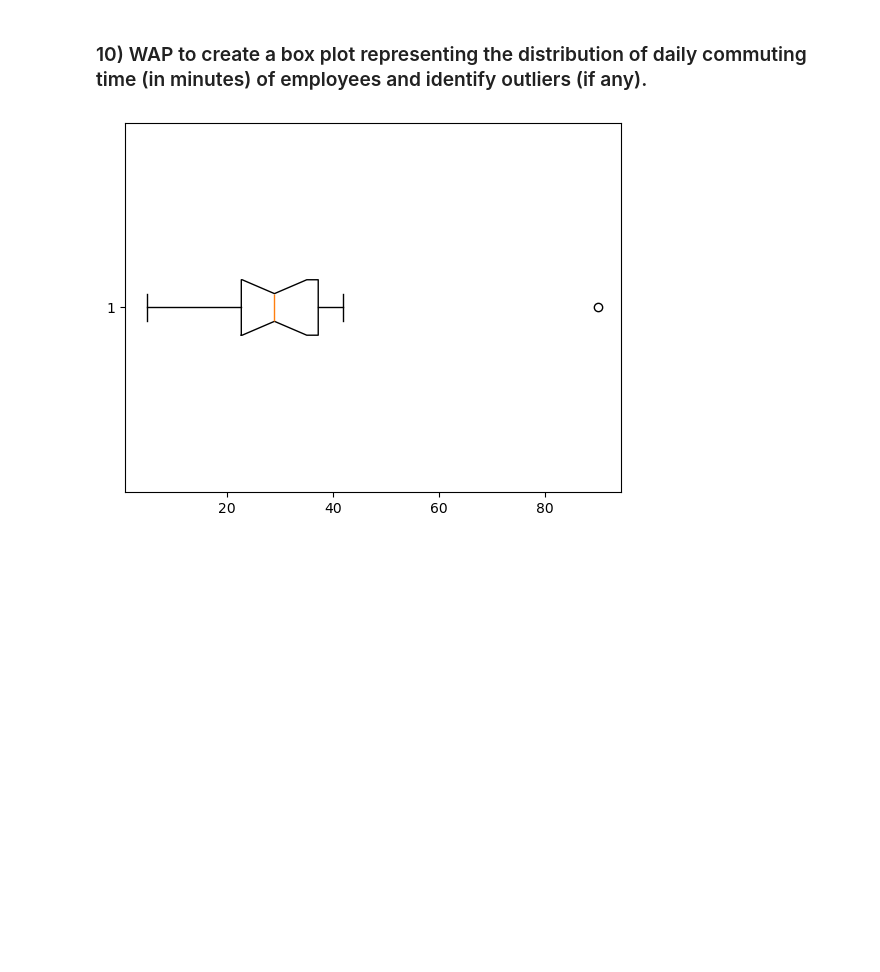
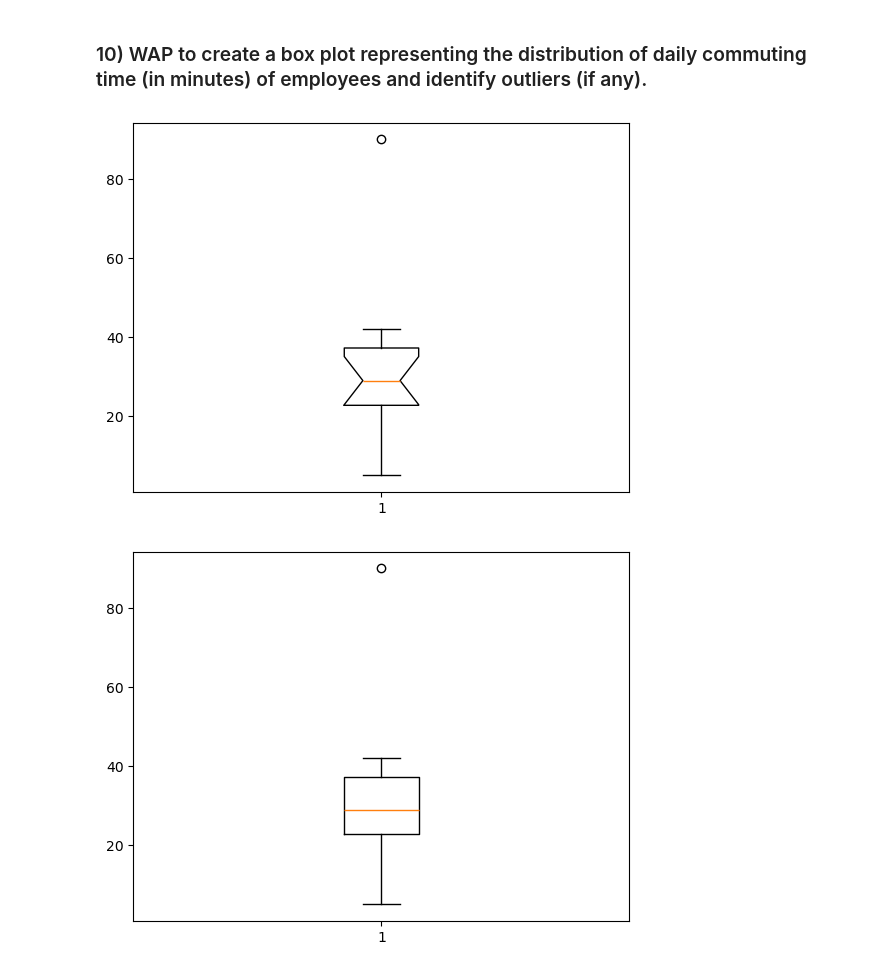
Before and after one commit to Dhruvkakkkad007/Python-Lab-Work, a Jupyter notebook: Python Programming - Lab - 14.ipynb, the cells around one changed output. Cells and saved outputs as stored; diff of their text form; code cells hidden in the pictures; blank space fills up the shorter version.

```diff
--- a/Python Programming - Lab - 14.ipynb
+++ b/Python Programming - Lab - 14.ipynb
@@ -138,5 +126,8 @@ Commuting_Time = [5, 18, 20, 22, 25, 27, 28, 30, 32, 35, 38, 40, 42, 90]
 # %%
-plt.boxplot(Commuting_Time,vert=False,notch=True)
+plt.boxplot(Commuting_Time,notch=True)
 plt.show()
+plt.boxplot(Commuting_Time,notch=False)
+plt.show()
 # %% [output]
-[figure, old version]
+[figure, new version]
+[figure, added]
```
Also changed, not shown: parts of 19 cells of this notebook, 20 other files.
